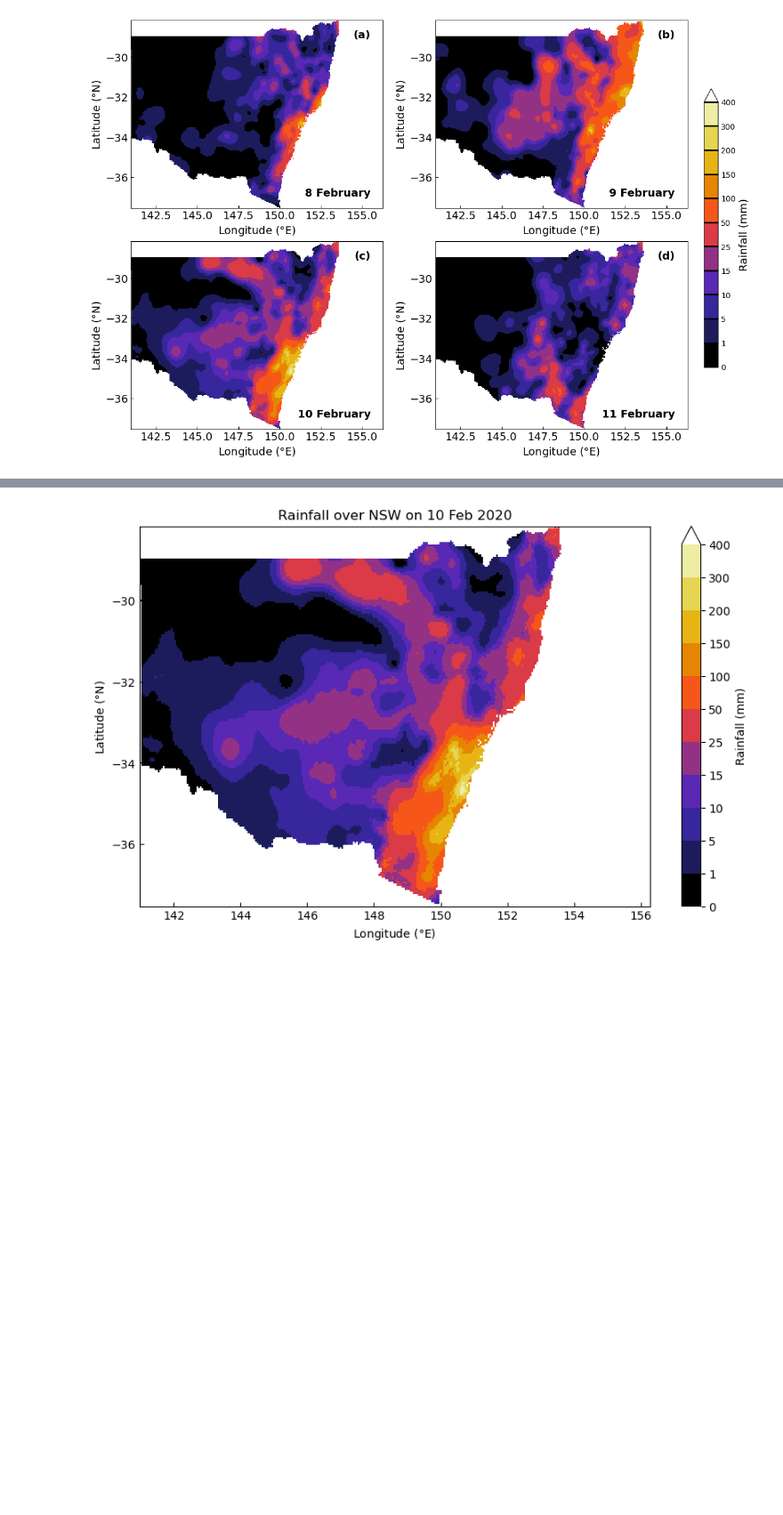
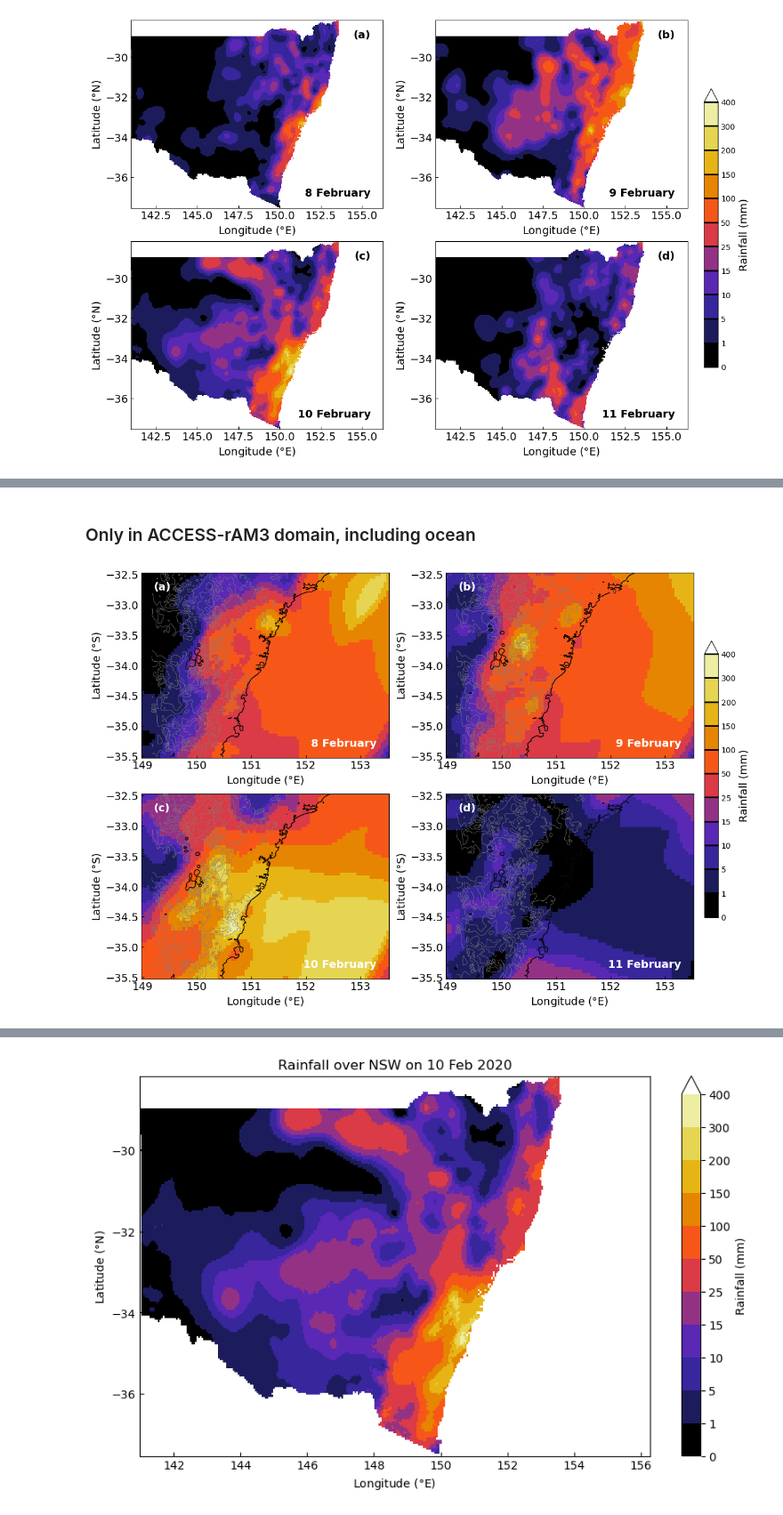
Before and after one commit to 21centuryweather/RNS_Sydney_bushfire, a Jupyter notebook: notebooks/agcd_nsw_plot.ipynb, the cells around one changed output, grey strips where cells are left out. Shown at 89% size. Drawn from its saved outputs; the diff is of its cells as text; code cells hidden in the pictures; blank space fills up the shorter version.

```diff
--- a/notebooks/agcd_nsw_plot.ipynb
+++ b/notebooks/agcd_nsw_plot.ipynb
@@ -9,4 +9,8 @@ import pandas as pd
 # %%
 rainfall = xr.open_dataset("/g/data/ng72/as9583/agcd_v1_precip_calib_r005_daily_2020.nc") # AGCD calibrated
 # rainfall = xr.open_dataset("/g/data/ng72/as9583/agcd_v1_precip_total_r005_daily_2020.nc") #AGCD total
+# %%
+datapath = f'/g/data/fy29/mjl561/cylc-run/rns_ostia_2019_bushfire/netcdf'
+variable = 'surface_altitude'
+sa1 = xr.open_dataset(f'{datapath}/{variable}/E5L_1_CCI_WC_{variable}.nc')[variable].isel(time=0)
 # %% [markdown]
@@ -175,0 +117,73 @@ if draft ==False:
+# %% [markdown]
+### Only in ACCESS-rAM3 domain, including ocean
+# %%
+dates = ["2020-02-08", "2020-02-09", "2020-02-10", "2020-02-11"]
+titles = ["8 February", "9 February", "10 February", "11 February"]
+labels = ['a', 'b', 'c', 'd']
+
+levels = [0, 1, 5, 10, 15, 25, 50, 100, 150, 200, 300, 400]
+
+draft = True
+
+fig, axes = plt.subplots(2, 2, figsize=(12, 8), constrained_layout=True)
+axes = axes.flatten()
+
+for i, date in enumerate(dates):
+    data_on_date = rain.sel(time=date)
+
+    # Subset to model domain
+    subset = data_on_date.sel(
+        lat=slice(-35.5, -32.5),
+        lon=slice(149, 153.5)
+    )
+
+    # Plot rainfall
+    im = subset.plot(
+        ax=axes[i],
+        cmap='CMRmap',
+        levels=levels,
+        extend='max',
+        add_colorbar=False
+    )
+
+    # Plot altitude contours
+    contours1 = sa1.plot.contour(
+        ax=axes[i], levels=range(0, 2000, 200), colors='0.5', linewidths=0.5, add_colorbar=False
+    )
+    contours2 = sa1.plot.contour(
+        ax=axes[i], levels=range(0, 2000, 1000), colors='black', linewidths=1, add_colorbar=False
+    )
+    axes[i].clabel(contours1, fmt='%d', fontsize=7)
+    axes[i].clabel(contours2, fmt='%d', fontsize=7)
+
+    # Annotate
+    axes[i].set_title("")
+    axes[i].text(
+        0.05, 0.95, f"({labels[i]})",
+        transform=axes[i].transAxes,
+        fontsize=14,
+        fontweight='bold',
+        va='top',
+        ha='left',
+        color='white'
+    )
+    axes[i].text(
+        0.95, 0.05, f"{titles[i]}",
+        transform=axes[i].transAxes,
+        fontsize=14,
+        fontweight='bold',
+        va='bottom',
+        ha='right',
+        color='white'
+    )
+    axes[i].set_xlabel("Longitude ($\\degree$E)", fontsize=14)
+    axes[i].set_ylabel("Latitude ($\\degree$S)", fontsize=14)
+    axes[i].tick_params(axis='both', direction='in', labelsize=14)
+
+# Colorbar
+cbar = fig.colorbar(im, ax=axes, orientation='vertical', fraction=0.025, pad=0.02)
+cbar.set_label("Rainfall (mm)", fontsize=14)
+cbar.set_ticks(levels)
+cbar.ax.tick_params(axis='y', width=2, direction='in', length=19)
+# %% [output]
+[figure, added]
```
Also changed, not shown: parts of 9 cells of this notebook, 3 other files.
